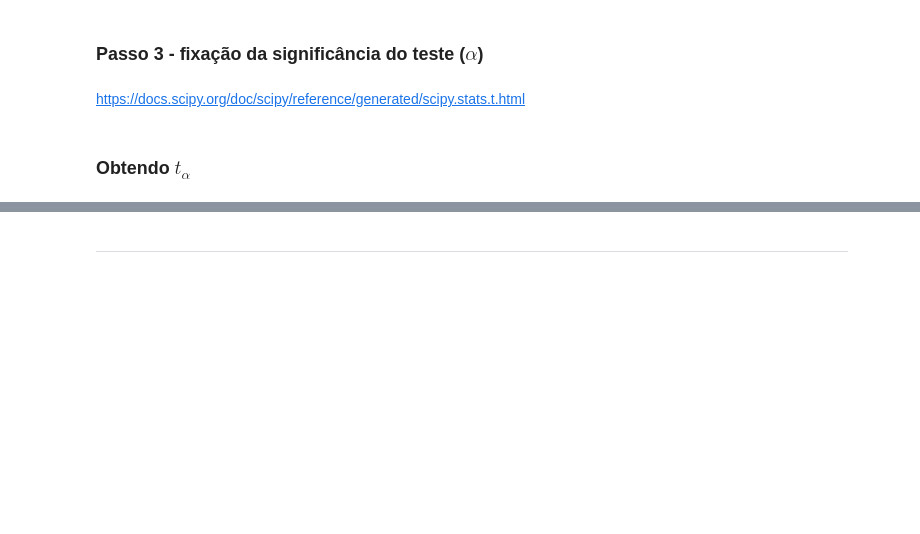
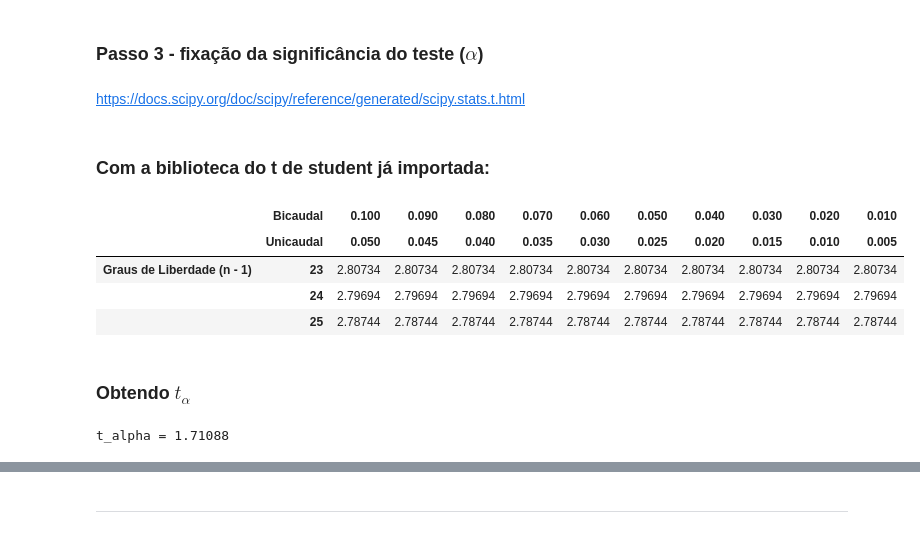
Before and after one commit to ViniViniAntunes/Analise-descritiva-PNAD-2015_Parte-3, a Jupyter notebook: Curso_de_Estatística_Parte_3.ipynb, the cells around one changed output, grey strips where cells are left out. Saved outputs shown, nothing was run; the diff lists cells and outputs as text; code cells hidden in the pictures; blank space fills up the shorter version.

```diff
--- a/Curso_de_Estatística_Parte_3.ipynb
+++ b/Curso_de_Estatística_Parte_3.ipynb
@@ -488,8 +576,26 @@ Os **testes unicaudais** verificam as variáveis em relação a um piso ou a um
 ### **Passo 3** - fixação da significância do teste ($\alpha$)
 # %% [markdown]
 https://docs.scipy.org/doc/scipy/reference/generated/scipy.stats.t.html
+# %% [markdown]
+### Com a biblioteca do t de student já importada:
+# %%
+# Dando um zoom na parte da tabela que contém os graus de liberdade do problema
+tabela_t_student[22:25]
+# %% [output]
+|  | Bicaudal | 0.100 | 0.090 | 0.080 | 0.070 | 0.060 | 0.050 | 0.040 | 0.030 | 0.020 | 0.010 |
+|  | Unicaudal | 0.050 | 0.045 | 0.040 | 0.035 | 0.030 | 0.025 | 0.020 | 0.015 | 0.010 | 0.005 |
+| Graus de Liberdade (n - 1) | 23 | 2.80734 | 2.80734 | 2.80734 | 2.80734 | 2.80734 | 2.80734 | 2.80734 | 2.80734 | 2.80734 | 2.80734 |
+|  | 24 | 2.79694 | 2.79694 | 2.79694 | 2.79694 | 2.79694 | 2.79694 | 2.79694 | 2.79694 | 2.79694 | 2.79694 |
+|  | 25 | 2.78744 | 2.78744 | 2.78744 | 2.78744 | 2.78744 | 2.78744 | 2.78744 | 2.78744 | 2.78744 | 2.78744 |
 # %% [markdown]
 ### Obtendo $t_{\alpha}$
+# %%
+# o valor crítico
+#t_alpha = 1.71088
+t_alpha = t_student.ppf(confianca, graus_de_liberdade)
+print("t_alpha = {:.5f}".format(t_alpha))
+# %% [output]
+t_alpha = 1.71088
 # %% [markdown]
 ![Região de Aceitação](https://caelum-online-public.s3.amazonaws.com/1229-estatistica-parte3/01/img009.png)
 # %% [markdown]
```
Also changed, not shown: parts of 32 cells of this notebook.
